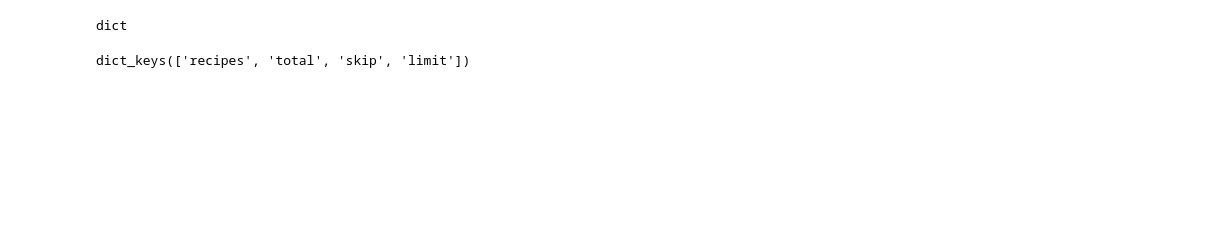
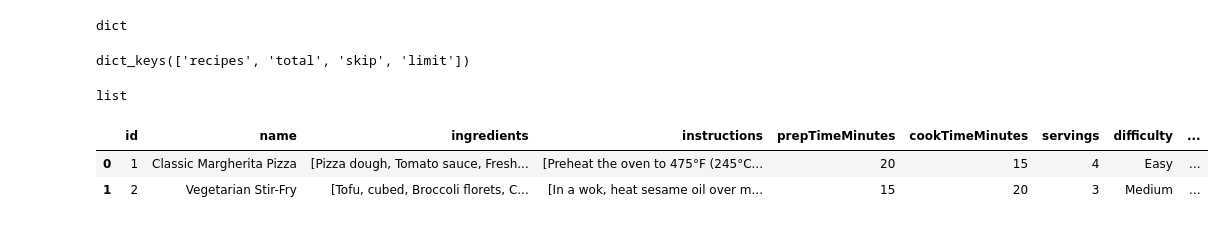
Before and after one commit to sojog/ML-NLP-DP-Bittnet-Iulie-2026, a Jupyter notebook: Ziua3/02.retete_dataframe.ipynb, the cells around one changed output. Cells and saved outputs as stored; diff of their text form; code cells hidden in the pictures; blank space fills up the shorter version.

```diff
--- a/Ziua3/02.retete_dataframe.ipynb
+++ b/Ziua3/02.retete_dataframe.ipynb
@@ -32,3 +32,14 @@ dict
 response_json.keys()
 # %% [output]
 dict_keys(['recipes', 'total', 'skip', 'limit'])
+# %%
+type(response_json["recipes"])
+# %% [output]
+list
+# %%
+df = pd.DataFrame(response_json["recipes"])
+df.head(2)
+# %% [output]
+|  | id | name | ingredients | instructions | prepTimeMinutes | cookTimeMinutes | servings | difficulty | ... |
+| 0 | 1 | Classic Margherita Pizza | [Pizza dough, Tomato sauce, Fresh... | [Preheat the oven to 475°F (245°C... | 20 | 15 | 4 | Easy | ... |
+| 1 | 2 | Vegetarian Stir-Fry | [Tofu, cubed, Broccoli florets, C... | [In a wok, heat sesame oil over m... | 15 | 20 | 3 | Medium | ... |
```
Also changed, not shown: parts of 16 cells of this notebook.
